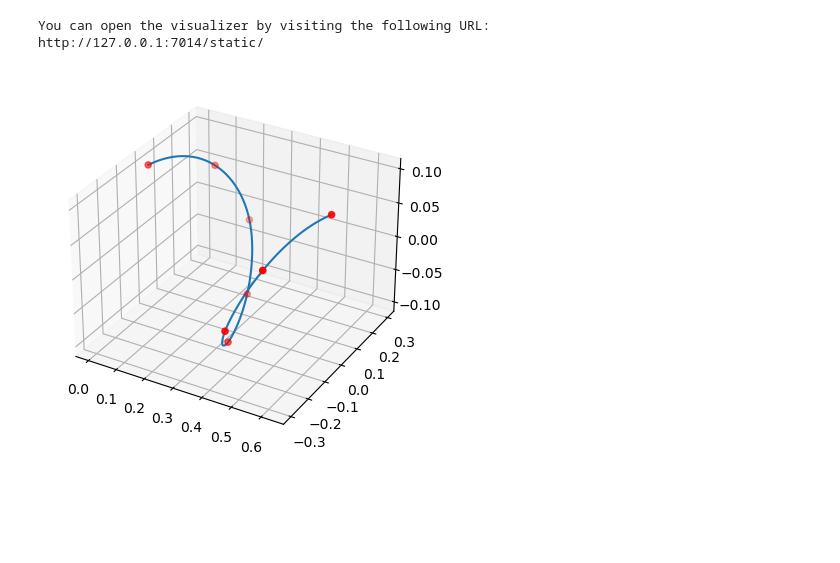
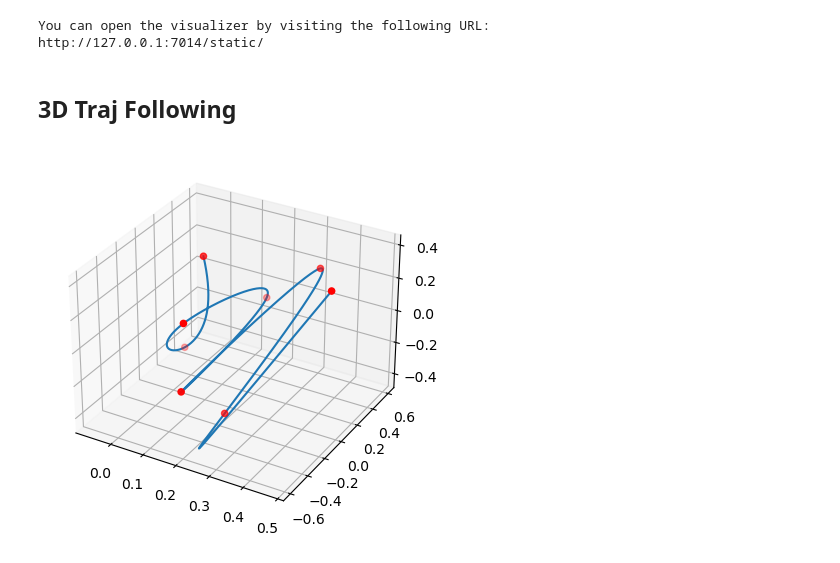
Before and after one commit to MasterYip/FLTPlanner, a Jupyter notebook: pin_robot_viz/ur5_viz.ipynb, the cells around one changed output. Cells and saved outputs as stored; diff of their text form; code cells hidden in the pictures; blank space fills up the shorter version.

```diff
--- a/pin_robot_viz/ur5_viz.ipynb
+++ b/pin_robot_viz/ur5_viz.ipynb
@@ -24,22 +24,24 @@ viz = MeshcatVisualizer(robot)
 # %% [output]
 You can open the visualizer by visiting the following URL:
 http://127.0.0.1:7014/static/
+# %% [markdown]
+## 3D Traj Following
 # %%
-# Spline gen
-x_range = 2*np.pi
+# 3D Spline gen
+x_range = 6*np.pi
 x = np.linspace(0, x_range, 8)
-y = np.array([x, 3*np.sin(x), np.cos(x)])*0.1
+y = np.array([np.cos(x)+0.2*x, 6*np.sin(x), 4*np.cos(x)])*0.1
 # Periodic condition is satisfied because y coordinates of points on the ends are equivalent
 ax = plt.axes(projection='3d')
-xx = np.linspace(0, x_range, 500)
+xx = np.linspace(0, x_range, 2000)
 bspl = interpolate.make_interp_spline(x, y, k=3, bc_type=None, axis=1)
 ax.plot3D(*bspl(xx))
 ax.scatter3D(*y, color='red')
 plt.show()
 
 # plt.plot(bspl(xx)[0], bspl(xx)[1], label="B-spline")
 # %% [output]
-[figure, old version]
+[figure, new version]
 # %%
 # 3D traj follow
 def get_target_cfg(target, last_q=None):
```
Also changed, not shown: parts of 4 cells of this notebook, 2 other files.
